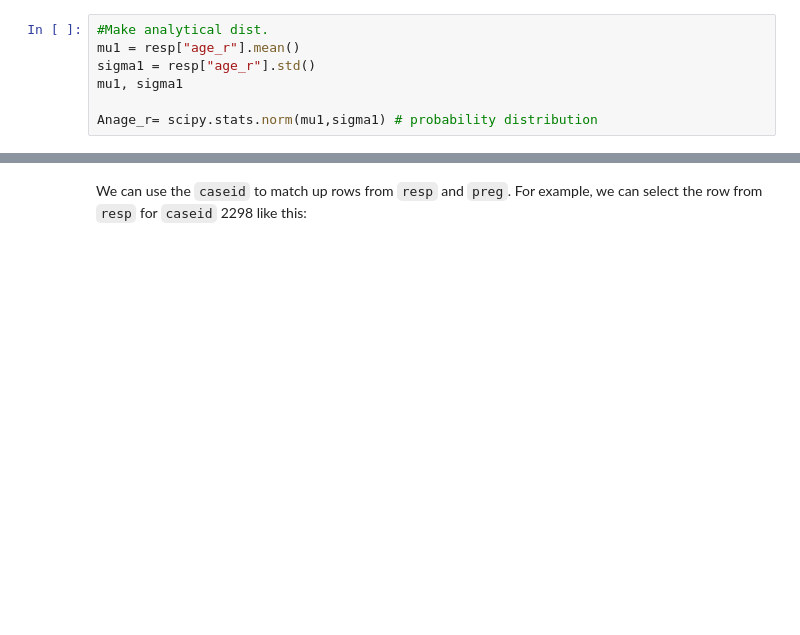
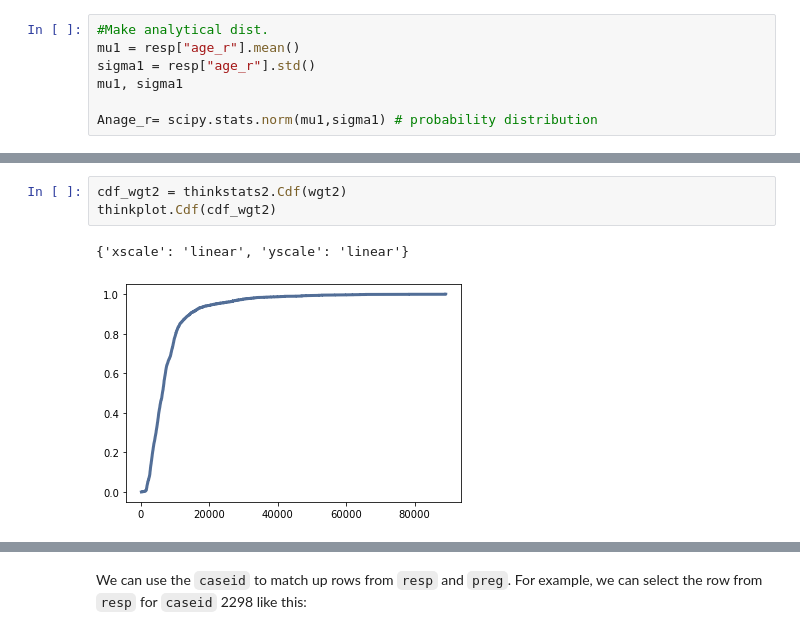
Before and after one commit to fadesere/ThinkStats2, a Jupyter notebook: code/chap01ex.ipynb, the cells around one changed output, grey strips where cells are left out. Cells and saved outputs as stored; diff of their text form; blank space fills up the shorter version.

```diff
--- a/code/chap01ex.ipynb
+++ b/code/chap01ex.ipynb
@@ -320,0 +363,6 @@ lessA45-less40
+# %%
+cdf_wgt2 = thinkstats2.Cdf(wgt2)
+thinkplot.Cdf(cdf_wgt2)
+# %% [output]
+{'xscale': 'linear', 'yscale': 'linear'}
+[figure, added]
```
Also changed, not shown: parts of 18 cells of this notebook.
